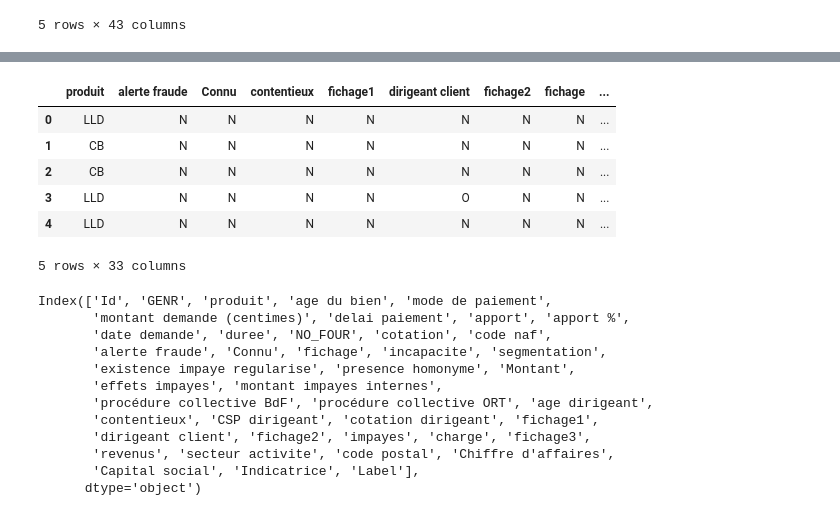
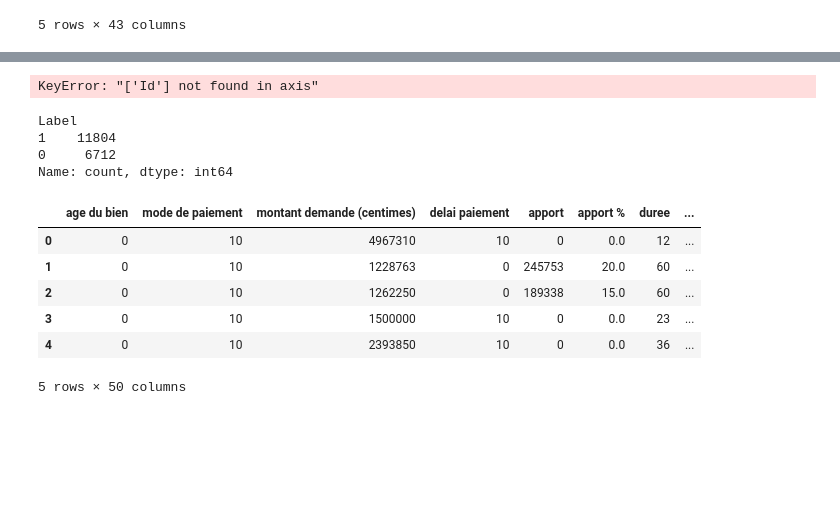
Before and after one commit to Bast-94/ALEIA-PW, a Jupyter notebook: notebook.ipynb, the cells around one changed output, grey strips where cells are left out. Saved outputs shown, nothing was run; the diff lists cells and outputs as text; code cells hidden in the pictures; blank space fills up the shorter version.

```diff
--- a/notebook.ipynb
+++ b/notebook.ipynb
@@ -49,40 +48,34 @@ categorical_columns = [
     'procédure collective ORT',
 
 ]
-df['Label'] = df['Label'].apply(lambda x: 1 if x == 'Train' else 0).astype('int64')
+
 numerical_columns = [col for col in df.columns if df[col].dtype == 'float64' or df[col].dtype == 'int64']
 columns_to_keep = categorical_columns + numerical_columns
 df = df[columns_to_keep]
-df.drop('Id')
-df.head()
+df = df.drop('Id',axis=1)
 # %% [output]
-|  | produit | alerte fraude | Connu | contentieux | fichage1 | dirigeant client | fichage2 | fichage | ... |
-| 0 | LLD | N | N | N | N | N | N | N | ... |
-| 1 | CB | N | N | N | N | N | N | N | ... |
-| 2 | CB | N | N | N | N | N | N | N | ... |
-| 3 | LLD | N | N | N | N | O | N | N | ... |
-| 4 | LLD | N | N | N | N | N | N | N | ... |
-5 rows × 33 columns
+KeyError: "['Id'] not found in axis"
 # %%
 df.to_csv('data_clean.csv',index=False)
 clean_df = df
-# %%
-clean_df.columns
-# %% [output]
-Index(['Id', 'GENR', 'produit', 'age du bien', 'mode de paiement',
-       'montant demande (centimes)', 'delai paiement', 'apport', 'apport %',
-       'date demande', 'duree', 'NO_FOUR', 'cotation', 'code naf',
-       'alerte fraude', 'Connu', 'fichage', 'incapacite', 'segmentation',
-       'existence impaye regularise', 'presence homonyme', 'Montant',
-       'effets impayes', 'montant impayes internes',
-       'procédure collective BdF', 'procédure collective ORT', 'age dirigeant',
-       'contentieux', 'CSP dirigeant', 'cotation dirigeant', 'fichage1',
-       'dirigeant client', 'fichage2', 'impayes', 'charge', 'fichage3',
-       'revenus', 'secteur activite', 'code postal', 'Chiffre d'affaires',
-       'Capital social', 'Indicatrice', 'Label'],
-      dtype='object')
+# %%
+clean_df['Label'].value_counts()
+# %% [output]
+Label
+1    11804
+0     6712
+Name: count, dtype: int64
 # %%
 one_hot_encoded_df = pd.get_dummies(clean_df, columns=categorical_columns)
+one_hot_encoded_df.head()
+# %% [output]
+|  | age du bien | mode de paiement | montant demande (centimes) | delai paiement | apport | apport % | duree | ... |
+| 0 | 0 | 10 | 4967310 | 10 | 0 | 0.0 | 12 | ... |
+| 1 | 0 | 10 | 1228763 | 0 | 245753 | 20.0 | 60 | ... |
+| 2 | 0 | 10 | 1262250 | 0 | 189338 | 15.0 | 60 | ... |
+| 3 | 0 | 10 | 1500000 | 10 | 0 | 0.0 | 23 | ... |
+| 4 | 0 | 10 | 2393850 | 10 | 0 | 0.0 | 36 | ... |
+5 rows × 50 columns
 # %%
 X_train = one_hot_encoded_df[one_hot_encoded_df['Label'] == 1].drop(['Label','Indicatrice'], axis=1)
 X_test = one_hot_encoded_df[one_hot_encoded_df['Label'] == 0].drop(['Label','Indicatrice'], axis=1)
```
Also changed, not shown: parts of 5 cells of this notebook, 1 other file.
